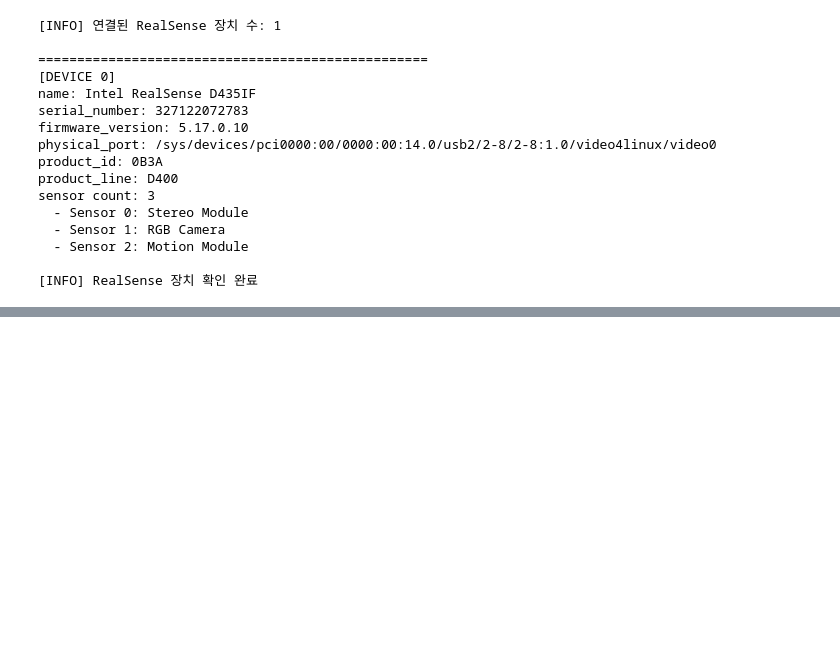
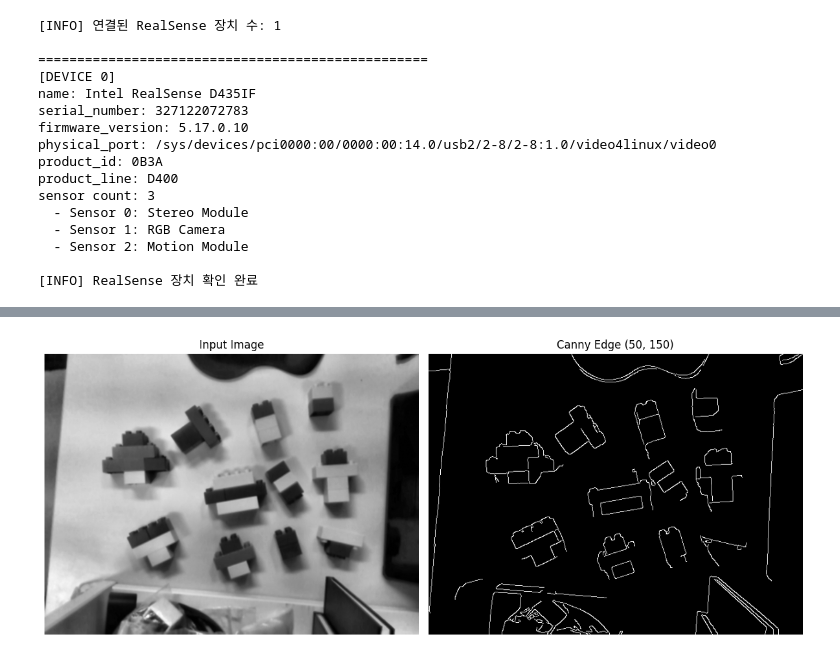
Before and after one commit to engineer0914/pointcloud_test, a Jupyter notebook: test.ipynb, the cells around one changed output, grey strips where cells are left out. Cells and saved outputs as stored; diff of their text form; code cells hidden in the pictures; blank space fills up the shorter version.

```diff
--- a/test.ipynb
+++ b/test.ipynb
@@ -463,0 +600,11 @@ plt.show()
+# %%
+canny_edges = apply_canny_edge(
+    input_img=clahe_img,
+    threshold1=50,
+    threshold2=150,
+    aperture_size=3,
+    L2gradient=True,
+    show=True
+)
+# %% [output]
+[figure, added]
```
Also changed, not shown: parts of 19 cells of this notebook, 2 other files.
